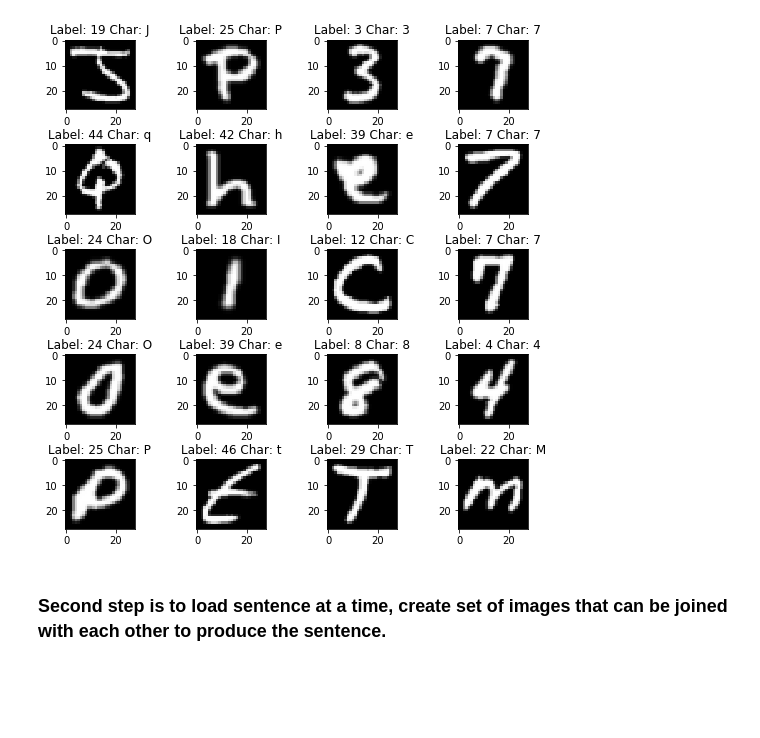
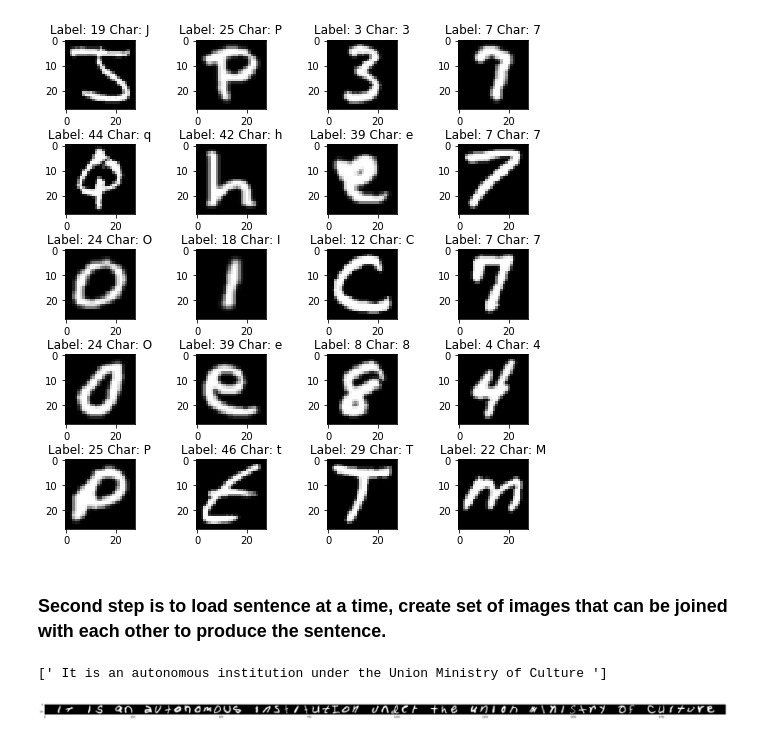
Before and after one commit to PacktPublishing/Hands-On-Deep-Learning-for-Mobile, a Jupyter notebook: Chapter6/reading-sentences.ipynb, the cells around one changed output. Cells and saved outputs as stored; diff of their text form; code cells hidden in the pictures; blank space fills up the shorter version.

Commit message:
code for generating images

```diff
--- a/Chapter6/reading-sentences.ipynb
+++ b/Chapter6/reading-sentences.ipynb
@@ -95,3 +97,43 @@ for idx, code in enumerate(train['labels'].tolist()):
         image_index[char] = [idx]  # initiate list with 1 item
 # %% [markdown]
 ### Second step is to load sentence at a time, create set of images that can be joined with each other to produce the sentence.
+# %%
+def get_sample_sentences(num_sentence=10):
+    # Get a defined number of sentences from the data
+    return np.random.choice(sentences, num_sentence)
+
+def get_generate_image(words, chars=train['features'], index=image_index):
+    # sentence is string of char/numbers that needs to be converted into an image
+    # chars is a data set of images that need to be used to compose, usually pass in train['features'] in here
+    # index maps a character to indexes in the images, available as dictionary
+    height, width = train['features'][0].shape # height and width of each character
+    length = len(words) # total number of characters in the image
+
+    # create an empty array to store the data
+    image = np.zeros((height, width * length), np.float64)
+    pos = 0  # starting index of the character
+
+    for char in words:
+        if char is ' ':
+            pos += width # if space, move over
+        else:
+            if char in image_index:
+                idx = np.random.choice(image_index[char])  # pick a random item from all images for that char
+            else:
+                idx = np.random.choice(image_index[char.upper()])  # for some characters, there is only upper case
+            image[:, pos:(pos+width)] += chars[idx]
+            pos += width
+
+    return image
+# %%
+s = get_sample_sentences(1)
+print(s)
+# %% [output]
+[' It is an autonomous institution under the Union Ministry of Culture ']
+# %%
+img = get_generate_image(s[0])
+plt.figure(figsize=(50,28))
+plt.imshow(img, cmap='gray')
+plt.show()
+# %% [output]
+[figure, added]
```
Also changed, not shown: parts of 2 cells of this notebook.
